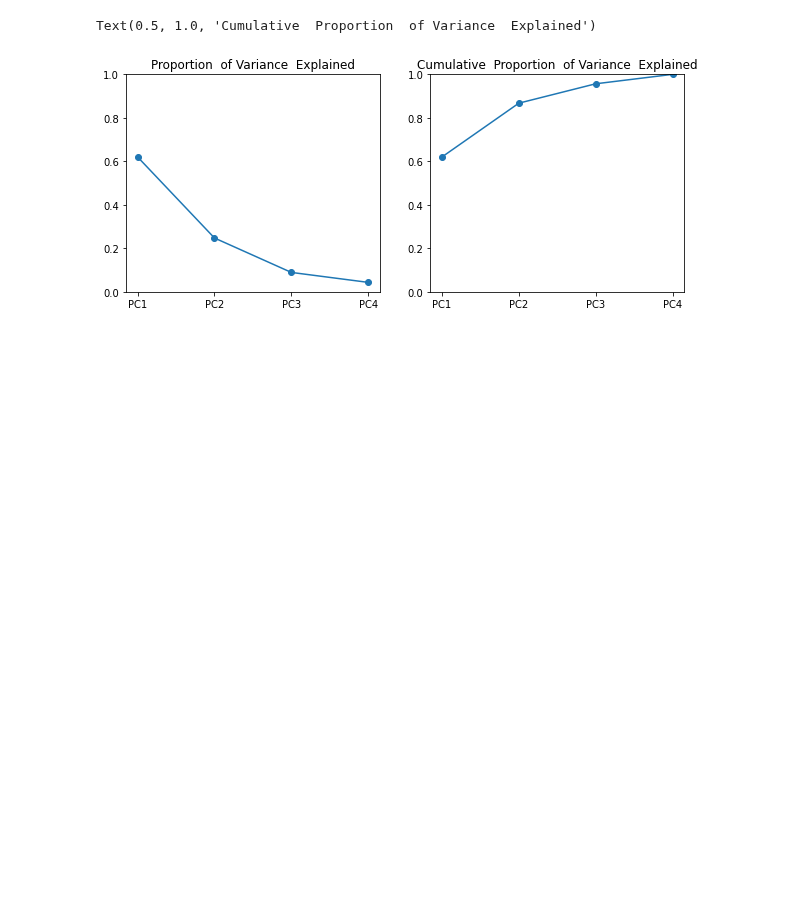
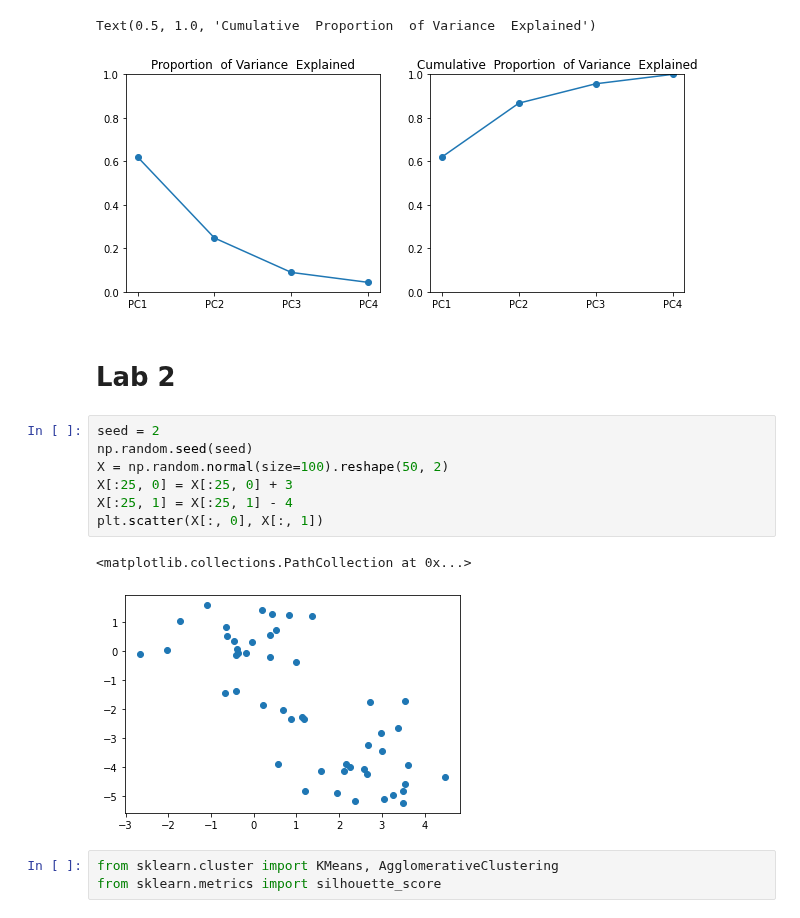
Before and after one commit to vivialprt/ISLR, a Jupyter notebook: Chapter10/Labs.ipynb, the cells around one changed output. Saved outputs shown, nothing was run; the diff lists cells and outputs as text; blank space fills up the shorter version.

```diff
--- a/Chapter10/Labs.ipynb
+++ b/Chapter10/Labs.ipynb
@@ -93,3 +93,18 @@ plt.title('Cumulative  Proportion  of Variance  Explained')
 # %% [output]
 Text(0.5, 1.0, 'Cumulative  Proportion  of Variance  Explained')
 [figure]
+# %% [markdown]
+# Lab 2
+# %%
+seed = 2
+np.random.seed(seed)
+X = np.random.normal(size=100).reshape(50, 2)
+X[:25, 0] = X[:25, 0] + 3
+X[:25, 1] = X[:25, 1] - 4
+plt.scatter(X[:, 0], X[:, 1])
+# %% [output]
+<matplotlib.collections.PathCollection at 0x...>
+[figure, added]
+# %%
+from sklearn.cluster import KMeans, AgglomerativeClustering
+from sklearn.metrics import silhouette_score
```
Also changed, not shown: parts of 17 cells of this notebook.
